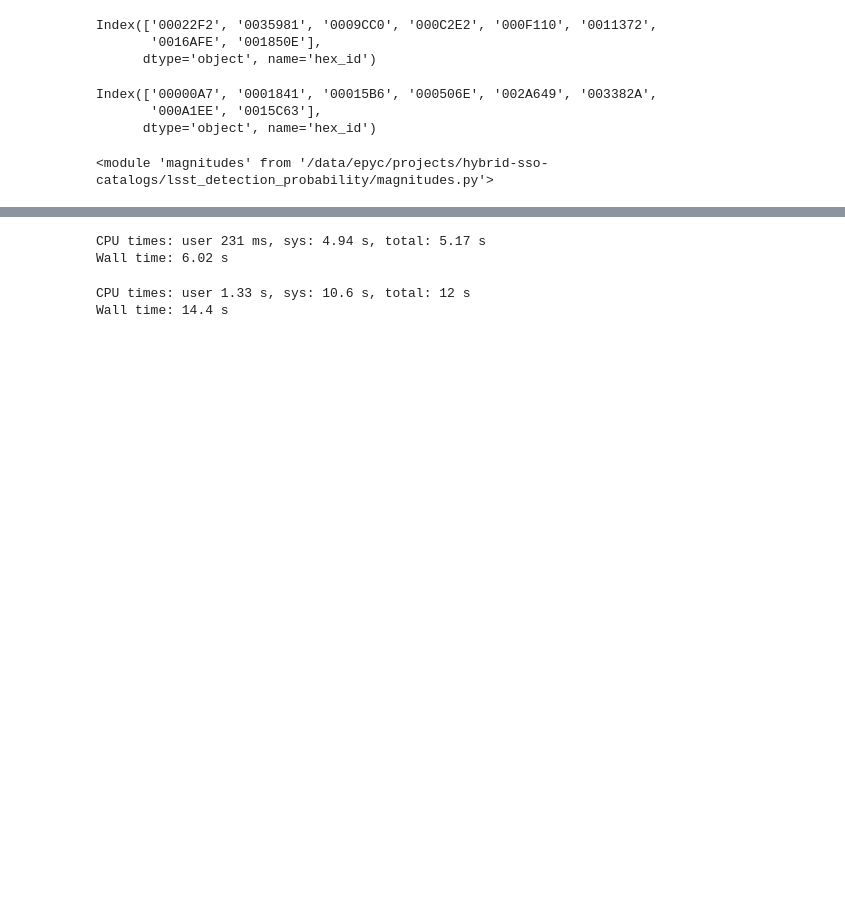
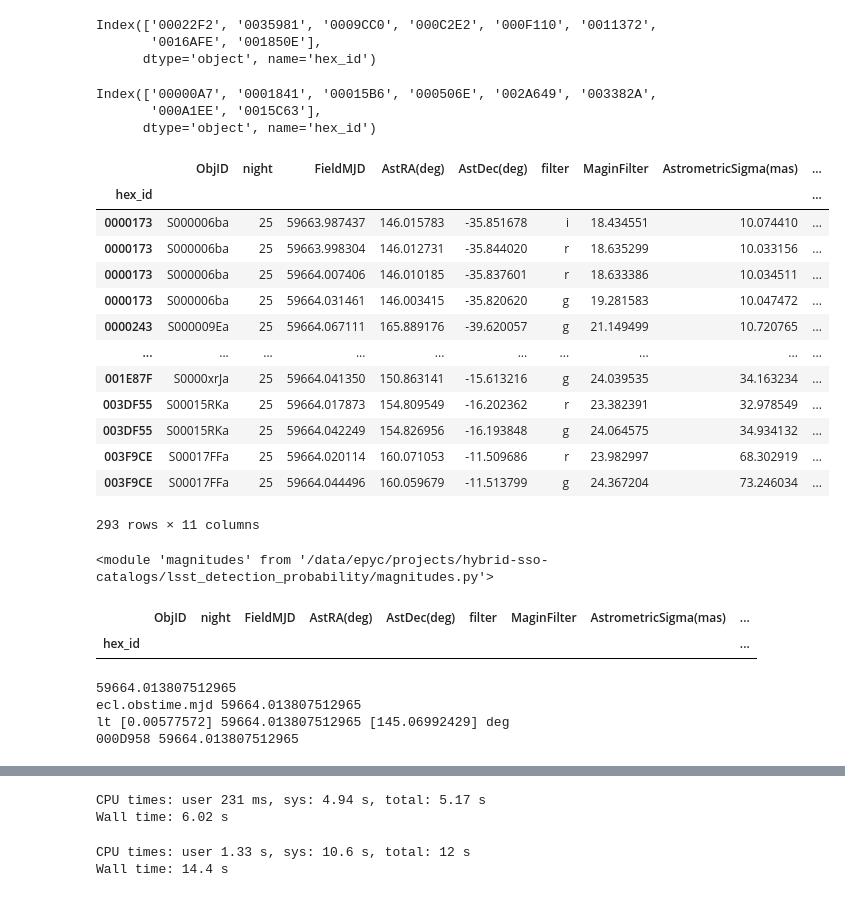
Before and after one commit to dirac-institute/hybrid_sso_catalogue, a Jupyter notebook: lsst_detection_probability/Predict misses.ipynb, the cells around one changed output, grey strips where cells are left out. Saved outputs shown, nothing was run; the diff lists cells and outputs as text; code cells hidden in the pictures; blank space fills up the shorter version.

Commit message:
account for any prior observations (closes #25)

```diff
--- a/lsst_detection_probability/Predict misses.ipynb
+++ b/lsst_detection_probability/Predict misses.ipynb
@@ -242,7 +459,7 @@ Index(['00000A7', '0001841', '00015B6', '000506E', '002A649', '003382A',
        '000A1EE', '0015C63'],
       dtype='object', name='hex_id')
 # %%
-night_start = 10
+night_start = 25
 path = "../neocp/neo/"
 detection_window = 15
 min_nights = 3
@@ -278,13 +495,30 @@ first_visit_times = full_schedule[night_transition]["observationStartMJD"].value
 last_times_ind = np.array(list(full_schedule[night_transition].index[1:]) + [len(full_schedule)]) - 1
 last_visit_times = full_schedule.loc[last_times_ind]["observationStartMJD"].values
 
-file = 0
+file = 1
 visit_file = pd.read_hdf(path + f"filtered_visit_scores_{file:03d}.h5")
 
 # get the objects from the night
 obs_mask = np.logical_and(visit_file["night"] == night_start, visit_file["scores"] >= 65)
 sorted_obs = visit_file[obs_mask].sort_values(["ObjID", "FieldMJD"])
 unique_objs = sorted_obs.index.unique()
+# %%
+sorted_obs
+# %% [output]
+|  | ObjID | night | FieldMJD | AstRA(deg) | AstDec(deg) | filter | MaginFilter | AstrometricSigma(mas) | ... |
+| hex_id |  |  |  |  |  |  |  |  | ... |
+| 0000173 | S000006ba | 25 | 59663.987437 | 146.015783 | -35.851678 | i | 18.434551 | 10.074410 | ... |
+| 0000173 | S000006ba | 25 | 59663.998304 | 146.012731 | -35.844020 | r | 18.635299 | 10.033156 | ... |
+| 0000173 | S000006ba | 25 | 59664.007406 | 146.010185 | -35.837601 | r | 18.633386 | 10.034511 | ... |
+| 0000173 | S000006ba | 25 | 59664.031461 | 146.003415 | -35.820620 | g | 19.281583 | 10.047472 | ... |
+| 0000243 | S000009Ea | 25 | 59664.067111 | 165.889176 | -39.620057 | g | 21.149499 | 10.720765 | ... |
+| ... | ... | ... | ... | ... | ... | ... | ... | ... | ... |
+| 001E87F | S0000xrJa | 25 | 59664.041350 | 150.863141 | -15.613216 | g | 24.039535 | 34.163234 | ... |
+| 003DF55 | S00015RKa | 25 | 59664.017873 | 154.809549 | -16.202362 | r | 23.382391 | 32.978549 | ... |
+| 003DF55 | S00015RKa | 25 | 59664.042249 | 154.826956 | -16.193848 | g | 24.064575 | 34.934132 | ... |
+| 003F9CE | S00017FFa | 25 | 59664.020114 | 160.071053 | -11.509686 | r | 23.982997 | 68.302919 | ... |
+| 003F9CE | S00017FFa | 25 | 59664.044496 | 160.059679 | -11.513799 | g | 24.367204 | 73.246034 | ... |
+293 rows × 11 columns
 # %%
 s3m_cart = pd.read_hdf("../catalogues/s3m_cart.h5")
 s3m_cart["hex_id"] = np.array(['{:07X}'.format(num) for num in np.arange(len(s3m_cart.index.values))])
@@ -298,3 +532,40 @@ reload(detection_probability)
 reload(magnitudes)
 # %% [output]
 <module 'magnitudes' from '/data/epyc/projects/hybrid-sso-catalogs/lsst_detection_probability/magnitudes.py'>
+# %%
+sorted_obs
+# %% [output]
+|  | ObjID | night | FieldMJD | AstRA(deg) | AstDec(deg) | filter | MaginFilter | AstrometricSigma(mas) | ... |
+| hex_id |  |  |  |  |  |  |  |  | ... |
+# %%
+distances = np.logspace(-1, 1, 51) * u.AU
+radial_velocities = np.linspace(-50, 10, 21) * u.km / u.s
+
+rows = sorted_obs.loc[hex_id]
+reachable_schedule = detection_probability.get_reachable_schedule(rows, first_visit_times, night_list,
+                                            night_lengths, full_schedule)
+
+v_mags = [magnitudes.convert_colour_mags(r["MaginFilter"],
+                              in_colour=r["filter"], out_colour="V") for _, r in rows.iterrows()]
+apparent_mag = np.mean(v_mags)
+
+print(hex_id, rows.iloc[0]["FieldMJD"])
+
+# get the orbits for the entire reachable schedule with the grid of distances and RVs
+ra=rows.iloc[0]["AstRA(deg)"] * u.deg
+dec=rows.iloc[0]["AstDec(deg)"] * u.deg
+ra_end=rows.iloc[-1]["AstRA(deg)"] * u.deg
+dec_end=rows.iloc[-1]["AstDec(deg)"] * u.deg
+delta_t=(rows.iloc[-1]["FieldMJD"] - rows.iloc[0]["FieldMJD"]) * u.day
+obstime=Time(rows.iloc[0]["FieldMJD"], format="mjd")
+distances=distances
+radial_velocities=radial_velocities
+apparent_mag=apparent_mag
+eph_times=Time(reachable_schedule["observationStartMJD"].values, format="mjd")
+only_neos=True
+num_jobs=1
+# %% [output]
+59664.013807512965
+ecl.obstime.mjd 59664.013807512965
+lt [0.00577572] 59664.013807512965 [145.06992429] deg
+000D958 59664.013807512965
```
Also changed, not shown: parts of 44 cells of this notebook, 1 other file.
